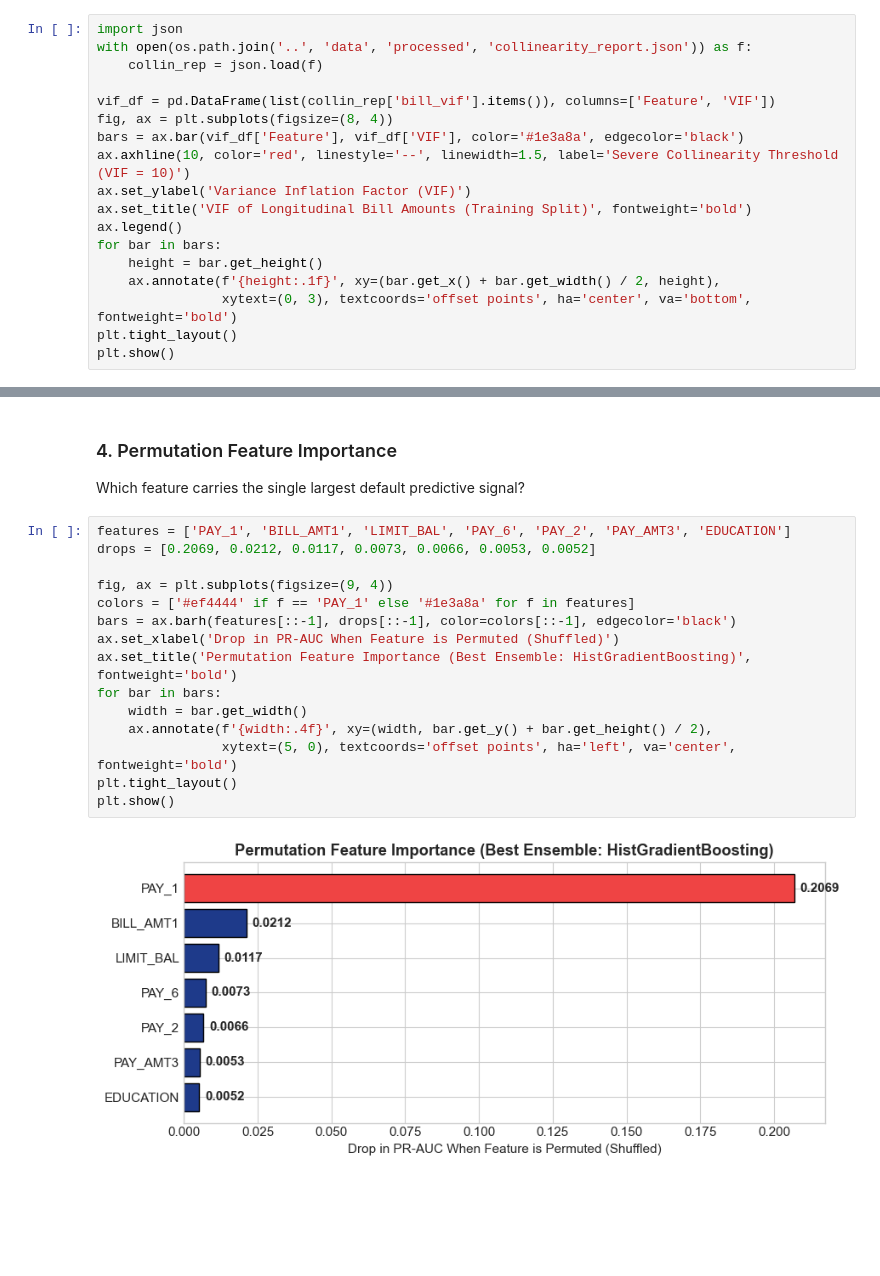
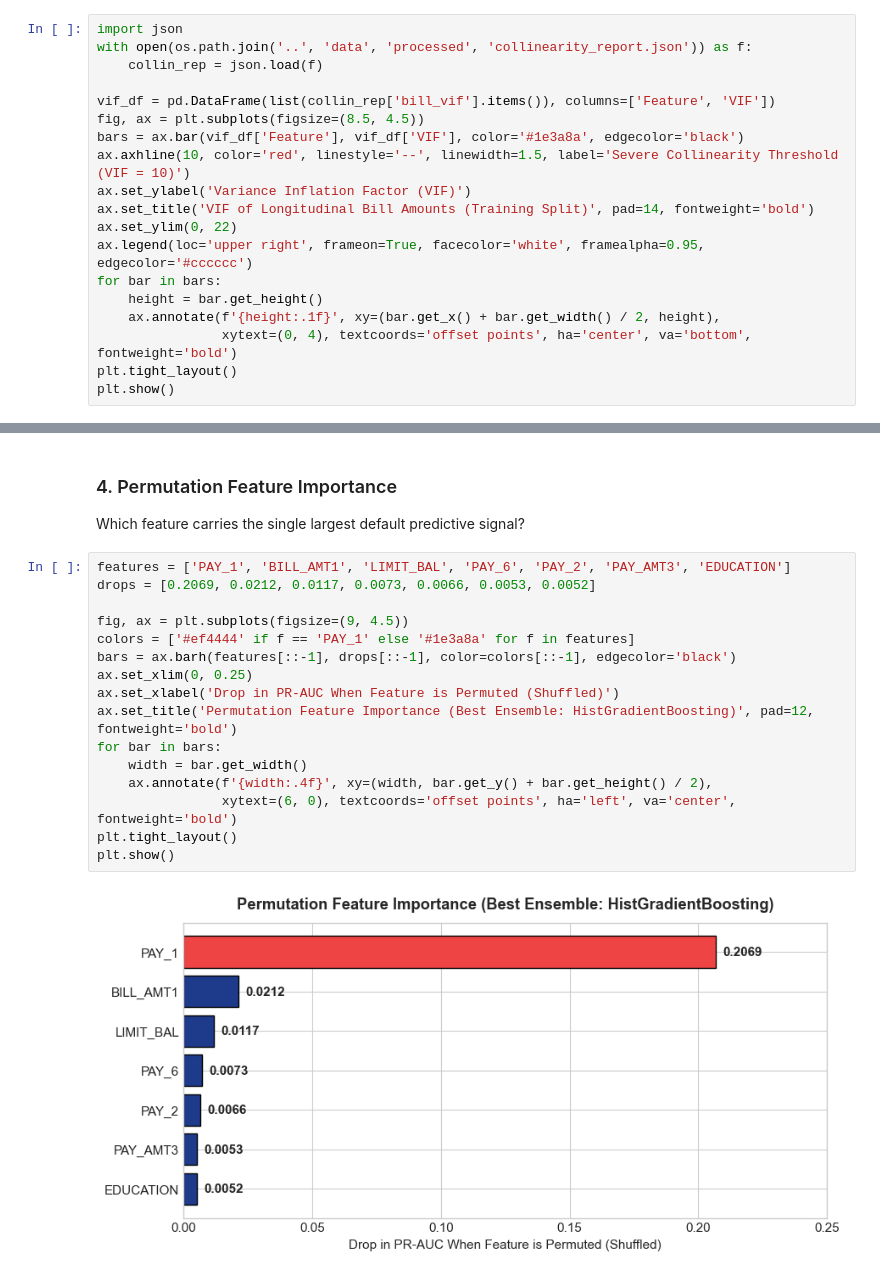
Before and after one commit to Jay-Glasswala/ML-Project, a Jupyter notebook: notebooks/eda_and_collinearity.ipynb, the cells around one changed output, grey strips where cells are left out. Drawn from its saved outputs; the diff is of its cells as text; blank space fills up the shorter version.

```diff
--- a/notebooks/eda_and_collinearity.ipynb
+++ b/notebooks/eda_and_collinearity.ipynb
@@ -63,16 +64,17 @@ with open(os.path.join('..', 'data', 'processed', 'collinearity_report.json')) a
     collin_rep = json.load(f)
 
 vif_df = pd.DataFrame(list(collin_rep['bill_vif'].items()), columns=['Feature', 'VIF'])
-fig, ax = plt.subplots(figsize=(8, 4))
+fig, ax = plt.subplots(figsize=(8.5, 4.5))
 bars = ax.bar(vif_df['Feature'], vif_df['VIF'], color='#1e3a8a', edgecolor='black')
 ax.axhline(10, color='red', linestyle='--', linewidth=1.5, label='Severe Collinearity Threshold (VIF = 10)')
 ax.set_ylabel('Variance Inflation Factor (VIF)')
-ax.set_title('VIF of Longitudinal Bill Amounts (Training Split)', fontweight='bold')
-ax.legend()
+ax.set_title('VIF of Longitudinal Bill Amounts (Training Split)', pad=14, fontweight='bold')
+ax.set_ylim(0, 22)
+ax.legend(loc='upper right', frameon=True, facecolor='white', framealpha=0.95, edgecolor='#cccccc')
 for bar in bars:
     height = bar.get_height()
     ax.annotate(f'{height:.1f}', xy=(bar.get_x() + bar.get_width() / 2, height),
-                xytext=(0, 3), textcoords='offset points', ha='center', va='bottom', fontweight='bold')
+                xytext=(0, 4), textcoords='offset points', ha='center', va='bottom', fontweight='bold')
 plt.tight_layout()
 plt.show()
 # %% [output]
@@ -126,17 +130,18 @@ Which feature carries the single largest default predictive signal?
 # %%
 features = ['PAY_1', 'BILL_AMT1', 'LIMIT_BAL', 'PAY_6', 'PAY_2', 'PAY_AMT3', 'EDUCATION']
 drops = [0.2069, 0.0212, 0.0117, 0.0073, 0.0066, 0.0053, 0.0052]
 
-fig, ax = plt.subplots(figsize=(9, 4))
+fig, ax = plt.subplots(figsize=(9, 4.5))
 colors = ['#ef4444' if f == 'PAY_1' else '#1e3a8a' for f in features]
 bars = ax.barh(features[::-1], drops[::-1], color=colors[::-1], edgecolor='black')
+ax.set_xlim(0, 0.25)
 ax.set_xlabel('Drop in PR-AUC When Feature is Permuted (Shuffled)')
-ax.set_title('Permutation Feature Importance (Best Ensemble: HistGradientBoosting)', fontweight='bold')
+ax.set_title('Permutation Feature Importance (Best Ensemble: HistGradientBoosting)', pad=12, fontweight='bold')
 for bar in bars:
     width = bar.get_width()
     ax.annotate(f'{width:.4f}', xy=(width, bar.get_y() + bar.get_height() / 2),
-                xytext=(5, 0), textcoords='offset points', ha='left', va='center', fontweight='bold')
+                xytext=(6, 0), textcoords='offset points', ha='left', va='center', fontweight='bold')
 plt.tight_layout()
 plt.show()
 # %% [output]
-[figure, old version]
+[figure, new version]
```
Also changed, not shown: parts of 3 cells of this notebook, 2 other files.
